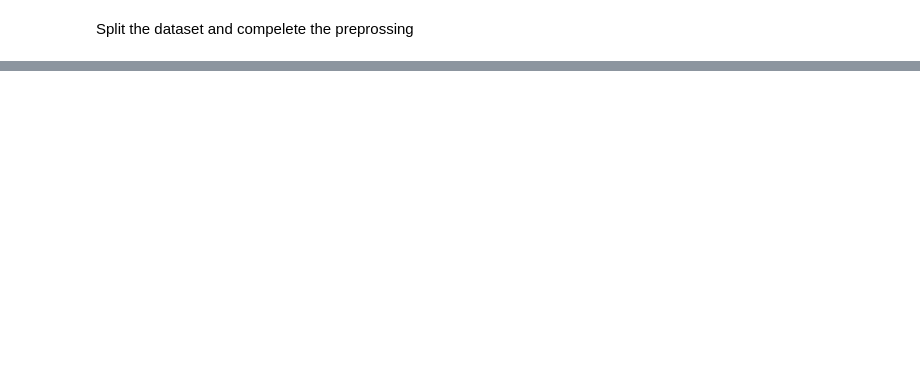
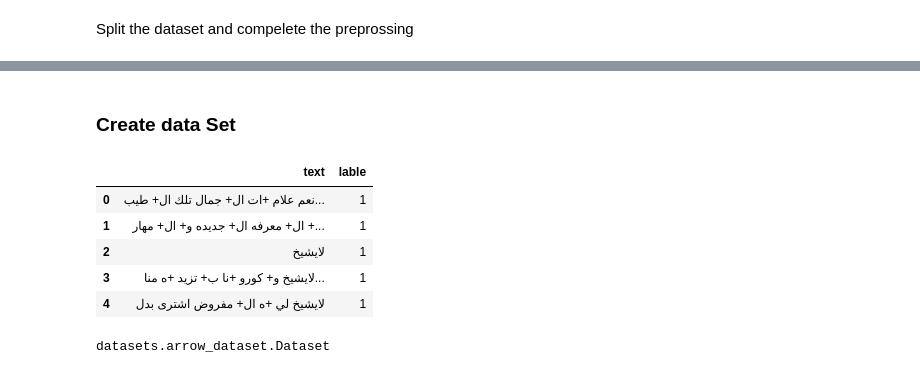
Before and after one commit to khawla-T/NeuralNetwork, a Jupyter notebook: sudidialect.ipynb, the cells around one changed output, grey strips where cells are left out. Saved outputs shown, nothing was run; the diff lists cells and outputs as text; code cells hidden in the pictures; blank space fills up the shorter version.

```diff
--- a/sudidialect.ipynb
+++ b/sudidialect.ipynb
@@ -461,0 +514,13 @@ print(pred, labels[np.argmax(pred)])
+# %% [markdown]
+### **Create data Set**
+# %%
+
+dataset_try= pd.DataFrame(dataset2,columns=[ 'text','lable'])
+dataset_try.head()
+# %% [output]
+|  | text | lable |
+| 0 | نعم علام +ات ال+ جمال تلك ال+ طيب... | 1 |
+| 1 | ال+ معرفه ال+ جديده و+ ال+ مهار +... | 1 |
+| 2 | لايشيخ | 1 |
+| 3 | لايشيخ و+ كورو +نا ب+ تزيد +ه منا... | 1 |
+| 4 | لايشيخ لي +ه ال+ مفروض اشترى بدل | 1 |
@@ -461,0 +542,5 @@ print(pred, labels[np.argmax(pred)])
+# %%
+#tokenized_datasets.set_format('torch')
+type(tokenized_datasets)
+# %% [output]
+datasets.arrow_dataset.Dataset
```
Also changed, not shown: parts of 57 cells of this notebook.
